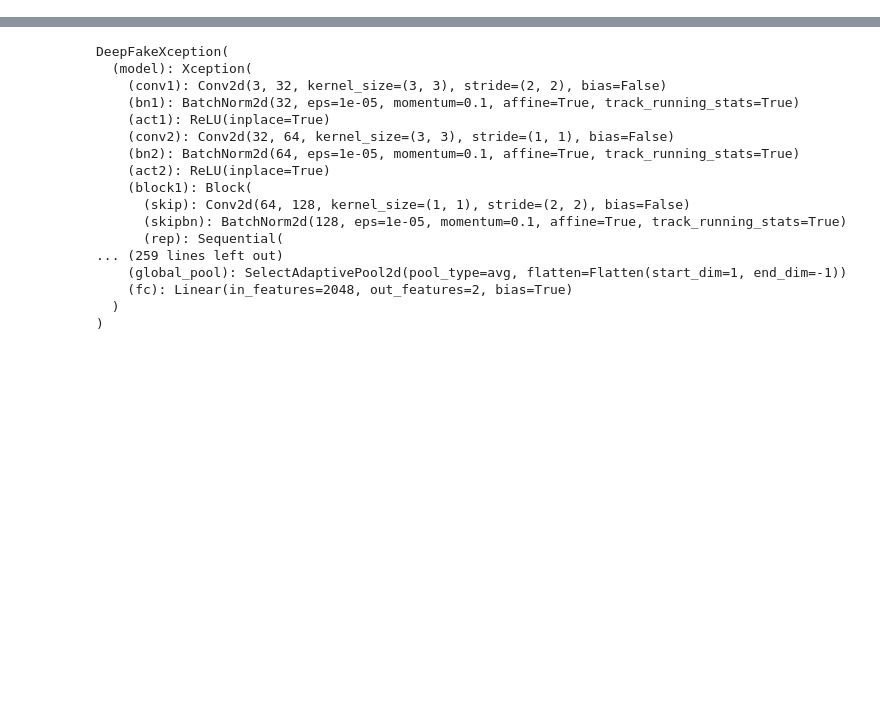
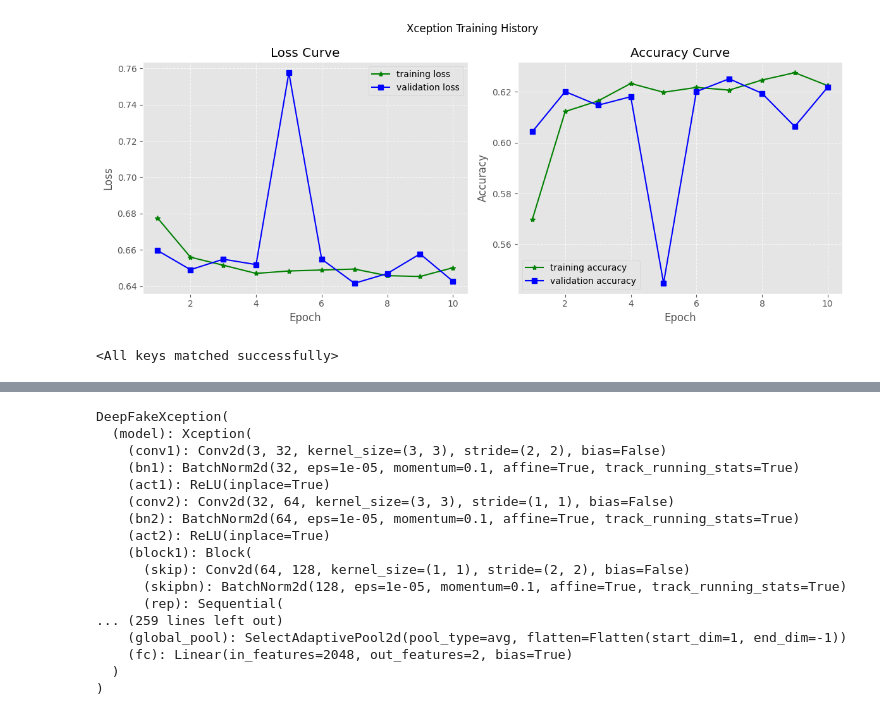
Before and after one commit to DangCongKhai/deep_fake_detection, a Jupyter notebook: notebooks/xception_image_classification.ipynb, the cells around one changed output, grey strips where cells are left out. Cells and saved outputs as stored; diff of their text form; code cells hidden in the pictures; blank space fills up the shorter version.

```diff
--- a/notebooks/xception_image_classification.ipynb
+++ b/notebooks/xception_image_classification.ipynb
@@ -97,8 +67,4 @@ DEVICE
+# %%
+model = XceptionDF()
 # %%
-train_path = os.path.join(parent_path, "data/images/train")
-val_path = os.path.join(parent_path, "data/images/val")
-train_ds = DeepFakeImageDataset(train_path, transform=transform)
-val_ds = DeepFakeImageDataset(val_path, transform=transform)
-
-train_loader = DataLoader(train_ds, batch_size=BATCH_SIZE, shuffle=True)
-val_loader = DataLoader(val_ds, batch_size=BATCH_SIZE, shuffle=True)
+torchsummary.summary(model, (3, 299, 299), batch_size=32)
@@ -206,6 +176,6 @@ def evaluate(model, dataloader, criterion, device):
 # %%
-TASK_NAME = "image_classification"
-LR = 1e-3
-EPOCHS = 10
-MODEL_NAME = "Xception"
+# Plot training history
+plot_history(history, "Xception Training History")
+# %% [output]
+[figure, added]
 # %%
@@ -216,16 +211,7 @@ criterion = nn.CrossEntropyLoss()
 # %%
-history = {
-    "model_name": MODEL_NAME,
-    "train_losses": [],
-    "val_losses": [],
-    "train_accuracy": [],
-    "val_accuracy": [],
-    "val_f1": [],
-    "val_auc": [],
-    "best_accuracy": 0.0,
-    "best_epoch": 0,
-    "MODEL_SAVED_PATH": "",
-}
-
-best_acc = 0.0
+# Load the model again
+checkpoint = torch.load(MODEL_SAVED_PATH)
+model.load_state_dict(checkpoint["state_dict"])
+# %% [output]
+<All keys matched successfully>
 # %%
```
Also changed, not shown: parts of 64 cells of this notebook, 1 other file.
